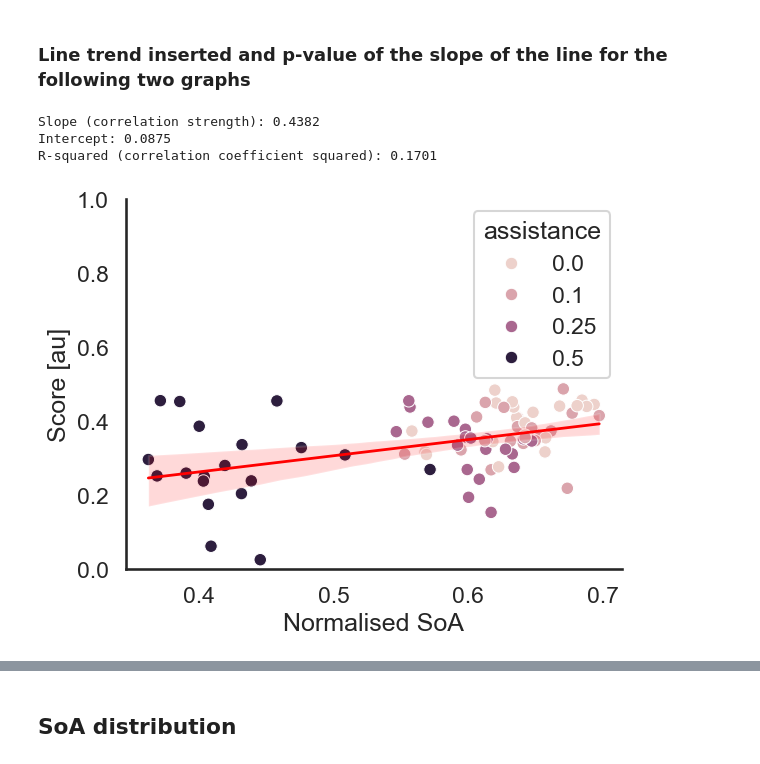
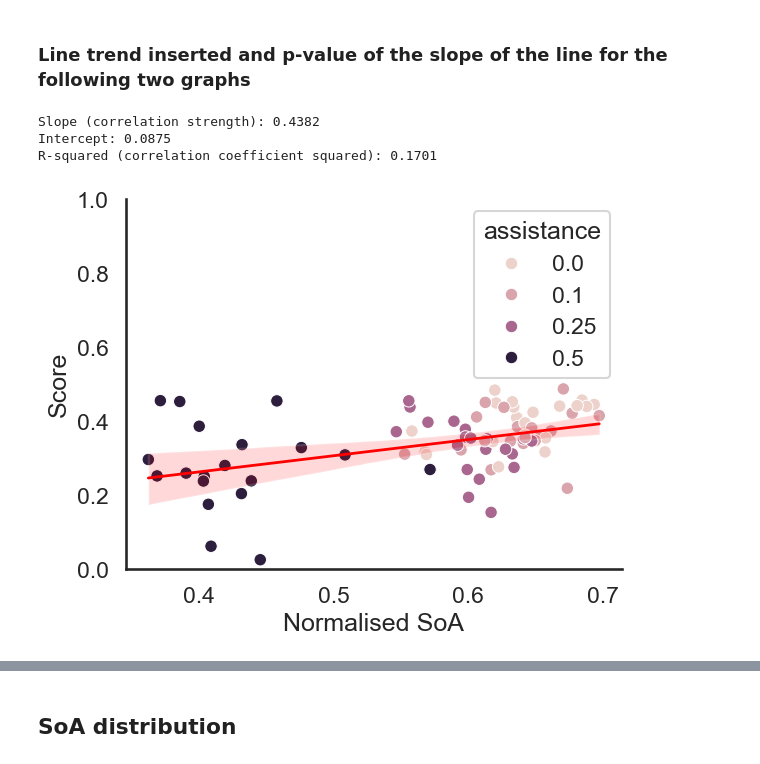
Before and after one commit to brocbacq/Thesis_analysis, a Jupyter notebook: analysis_normalized.ipynb, the cells around one changed output, grey strips where cells are left out. Cells and saved outputs as stored; diff of their text form; code cells hidden in the pictures.

```diff
--- a/analysis_normalized.ipynb
+++ b/analysis_normalized.ipynb
@@ -499,29 +498,29 @@ print(posthoc_data)
 # %%
 from scipy.stats import linregress
 
 # SoA vs score
 plt = sns.scatterplot(data=df_assis, x='SoA_normalized', y='score', hue='assistance')
 
 # Add best fit line (without hue)
 sns.regplot(data=df_assis, x='SoA_normalized', y='score', scatter=False, color='red', line_kws={'linewidth': 2})
 
 plt.set_xlabel('Normalised SoA')
-plt.set_ylabel('Score [au]')
+plt.set_ylabel('Score')
 plt.set(ylim=(0,1))
 
 sns.despine()
 
 # Compute linear regression
 slope, intercept, r_value, p_value, std_err = linregress(df_assis['SoA_normalized'], df_assis['score'])
 
 print(f"Slope (correlation strength): {slope:.4f}")
 print(f"Intercept: {intercept:.4f}")
 print(f"R-squared (correlation coefficient squared): {r_value**2:.4f}")
 # %% [output]
 Slope (correlation strength): 0.4382
 Intercept: 0.0875
 R-squared (correlation coefficient squared): 0.1701
-[figure, old version]
+[figure, new version]
 # %%
 # SoA vs score
 plt = sns.scatterplot(data=df_assis, x='SoA_normalized', y='score_feedback', hue='assistance')
```
Also changed, not shown: parts of 5 cells of this notebook.
